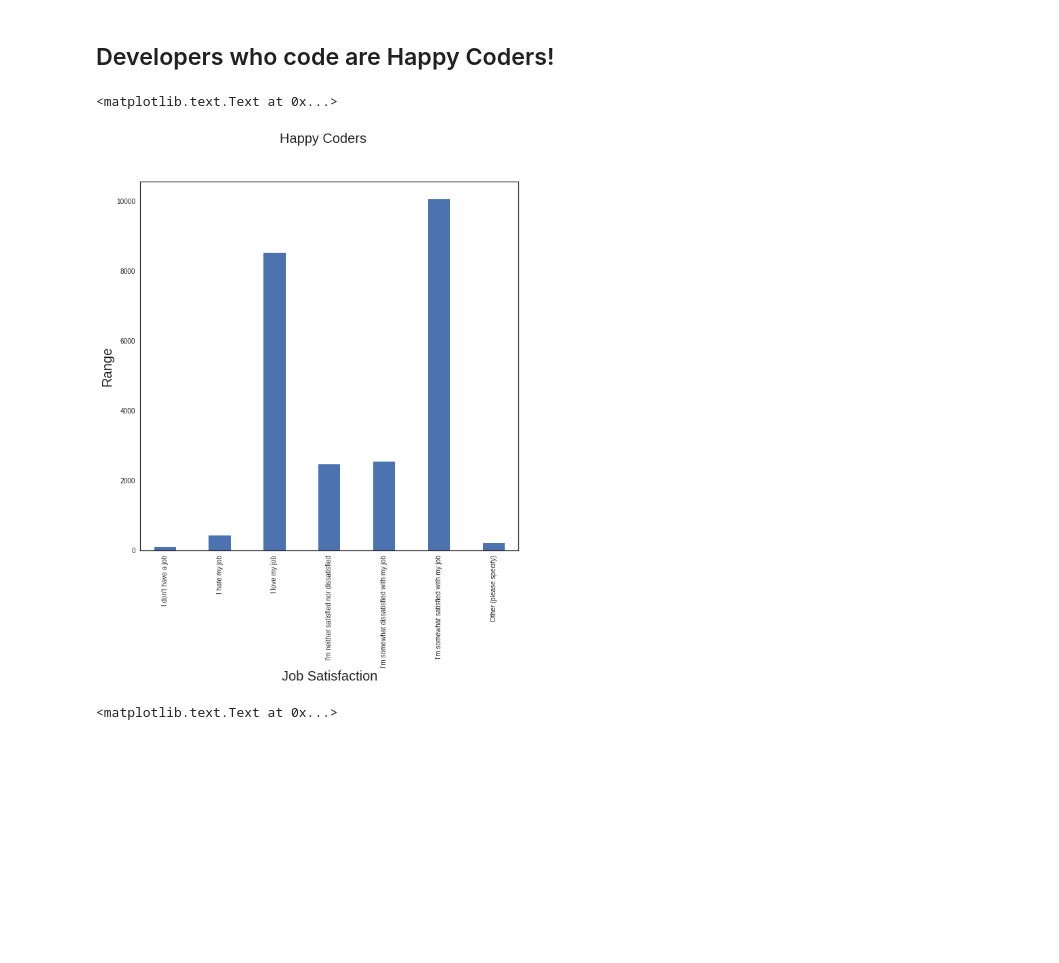
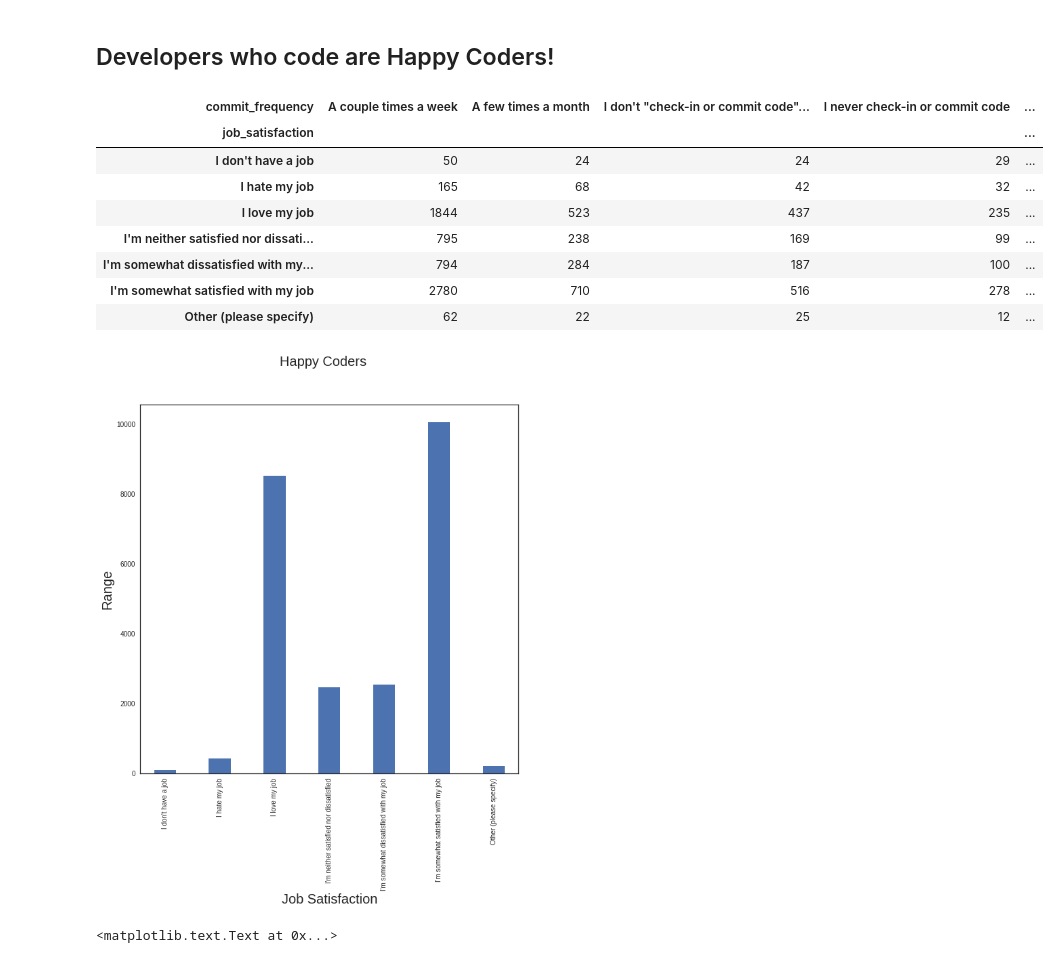
Before and after one commit to kaushikamaravadi/DataScience, a Jupyter notebook: stack_overflow/stackoverflow_2016.ipynb, the cells around one changed output. Drawn from its saved outputs; the diff is of its cells as text; code cells hidden in the pictures; blank space fills up the shorter version.

```diff
--- a/stack_overflow/stackoverflow_2016.ipynb
+++ b/stack_overflow/stackoverflow_2016.ipynb
@@ -65,14 +65,23 @@ Name: visit_frequency, dtype: float64
 # %%
 happy_coders=pd.crosstab(stack.job_satisfaction,stack.commit_frequency)
 happy_coders["Multiple times a day"].plot.bar(figsize=(10,10),width=0.4)
 plt.xticks(size = 10)
 plt.yticks(size = 10)
 plt.ylabel('Range',size=20)
 plt.xlabel('Job Satisfaction',size=20)
 # plt.figtext(0.9,0.9,0.9)
 plt.suptitle('Happy Coders',size=20)
+happy_coders
 # %% [output]
-<matplotlib.text.Text at 0x...>
+| commit_frequency | A couple times a week | A few times a month | I don't "check-in or commit code"... | I never check-in or commit code | ... |
+| job_satisfaction |  |  |  |  | ... |
+| I don't have a job | 50 | 24 | 24 | 29 | ... |
+| I hate my job | 165 | 68 | 42 | 32 | ... |
+| I love my job | 1844 | 523 | 437 | 235 | ... |
+| I'm neither satisfied nor dissati... | 795 | 238 | 169 | 99 | ... |
+| I'm somewhat dissatisfied with my... | 794 | 284 | 187 | 100 | ... |
+| I'm somewhat satisfied with my job | 2780 | 710 | 516 | 278 | ... |
+| Other (please specify) | 62 | 22 | 25 | 12 | ... |
 [figure]
 # %%
 happy = pd.crosstab(stack.commit_frequency,stack.job_satisfaction)
```
Also changed, not shown: 8 other files.
